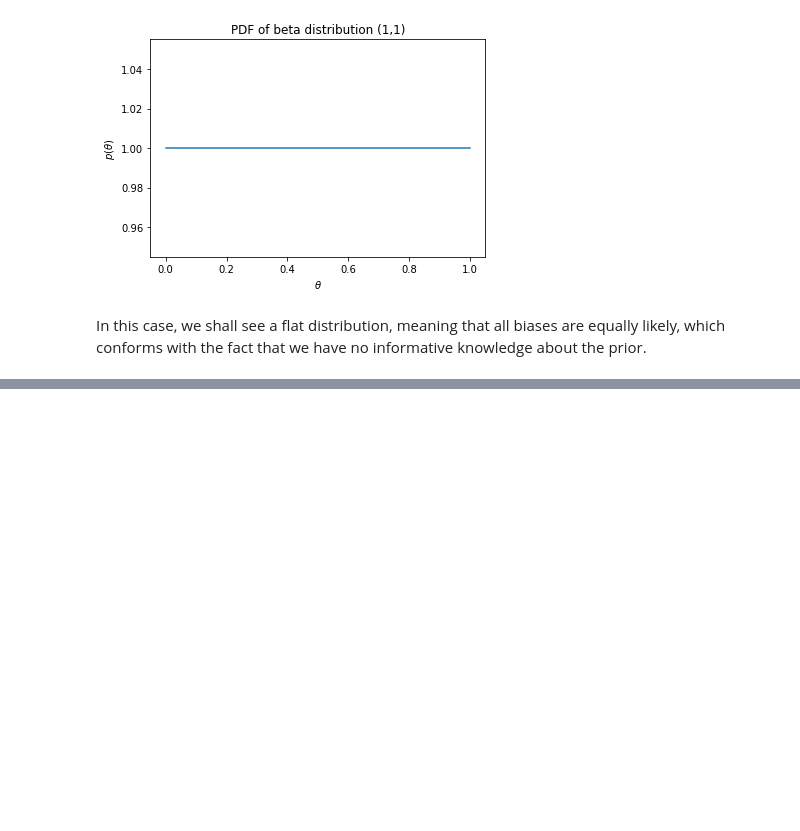
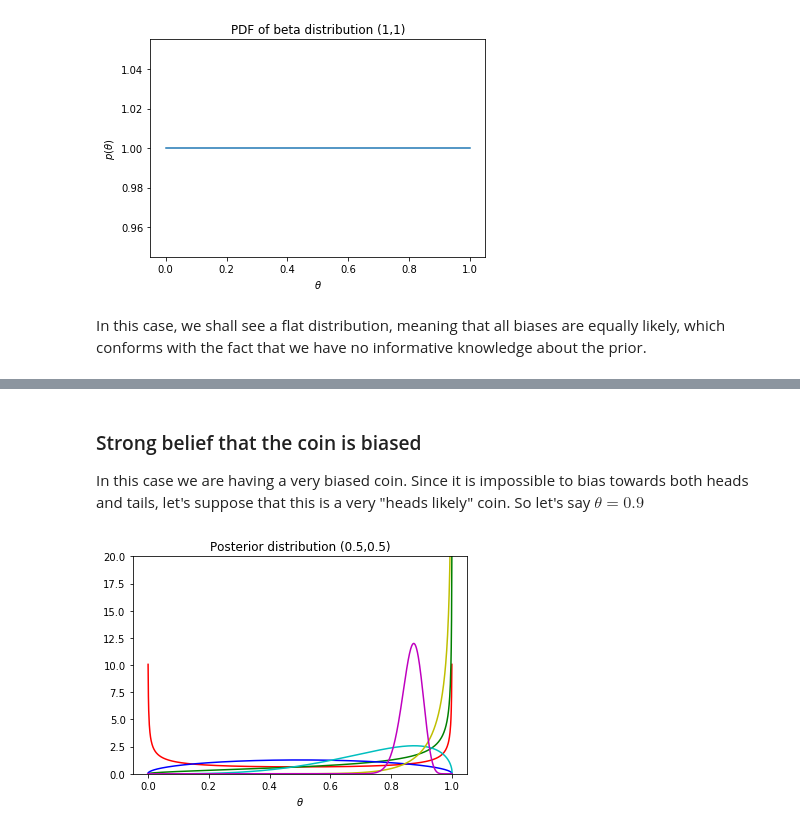
Before and after one commit to gentsk77/EECS491, a Jupyter notebook: Assignments/A1/EECS491-A1-yxs626.ipynb, the cells around one changed output, grey strips where cells are left out. Cells and saved outputs as stored; diff of their text form; code cells hidden in the pictures; blank space fills up the shorter version.

```diff
--- a/Assignments/A1/EECS491-A1-yxs626.ipynb
+++ b/Assignments/A1/EECS491-A1-yxs626.ipynb
@@ -355,0 +357,63 @@ In this case, we shall see a flat distribution, meaning that all biases are equa
+# %% [markdown]
+### Strong belief that the coin is biased
+  In this case we are having a very biased coin. Since it is impossible to bias towards both heads and tails, let's suppose that this is a very "heads likely" coin. So let's say $\theta = 0.9$
+# %%
+def __posterior_overlay__ (alpha, beta, theta):
+    np.random.seed(491)
+    fig, ax = plt.subplots()
+    ## n = 0
+    n = 0
+    Y = np.random.binomial(1, theta, n)
+    a1 = alpha + Y.sum()
+    a2 = beta + n - Y.sum()
+    x = np.linspace(0, 1, 1000)
+    y = scipy.stats.beta(a1, a2).pdf(x)
+    ax.plot(x, y, 'r')
+    ## n = 1
+    n = 1
+    Y = np.random.binomial(1, theta, n)
+    a1 = alpha + Y.sum()
+    a2 = beta + n - Y.sum()
+    x = np.linspace(0, 1, 1000)
+    y = scipy.stats.beta(a1, a2).pdf(x)
+    ax.plot(x, y, 'g');
+    ## n = 2
+    n = 2
+    Y = np.random.binomial(1, theta, n)
+    a1 = alpha + Y.sum()
+    a2 = beta + n - Y.sum()
+    x = np.linspace(0, 1, 1000)
+    y = scipy.stats.beta(a1, a2).pdf(x)
+    ax.plot(x, y, 'b');
+    ## n = 5
+    n = 5
+    Y = np.random.binomial(1, theta, n)
+    a1 = alpha + Y.sum()
+    a2 = beta + n - Y.sum()
+    x = np.linspace(0, 1, 1000)
+    y = scipy.stats.beta(a1, a2).pdf(x)
+    ax.plot(x, y, 'c');
+    ## n = 10
+    n = 10
+    Y = np.random.binomial(1, theta, n)
+    a1 = alpha + Y.sum()
+    a2 = beta + n - Y.sum()
+    x = np.linspace(0, 1, 1000)
+    y = scipy.stats.beta(a1, a2).pdf(x)
+    ax.plot(x, y, 'y');
+    ## n = 100
+    n = 100
+    Y = np.random.binomial(1, theta, n)
+    a1 = alpha + Y.sum()
+    a2 = beta + n - Y.sum()
+    x = np.linspace(0, 1, 1000)
+    y = scipy.stats.beta(a1, a2).pdf(x)
+    ax.plot(x, y, 'm');
+    plt.ylim(0, 20)
+
+    ax.set_xlabel(r"$\theta$")
+    ax.set_title("Posterior distribution ({},{})".format(alpha, beta));
+
+__posterior_overlay__(0.5, 0.5, 0.9)
+# %% [output]
+[figure, added]
```
Also changed, not shown: parts of 10 cells of this notebook.
